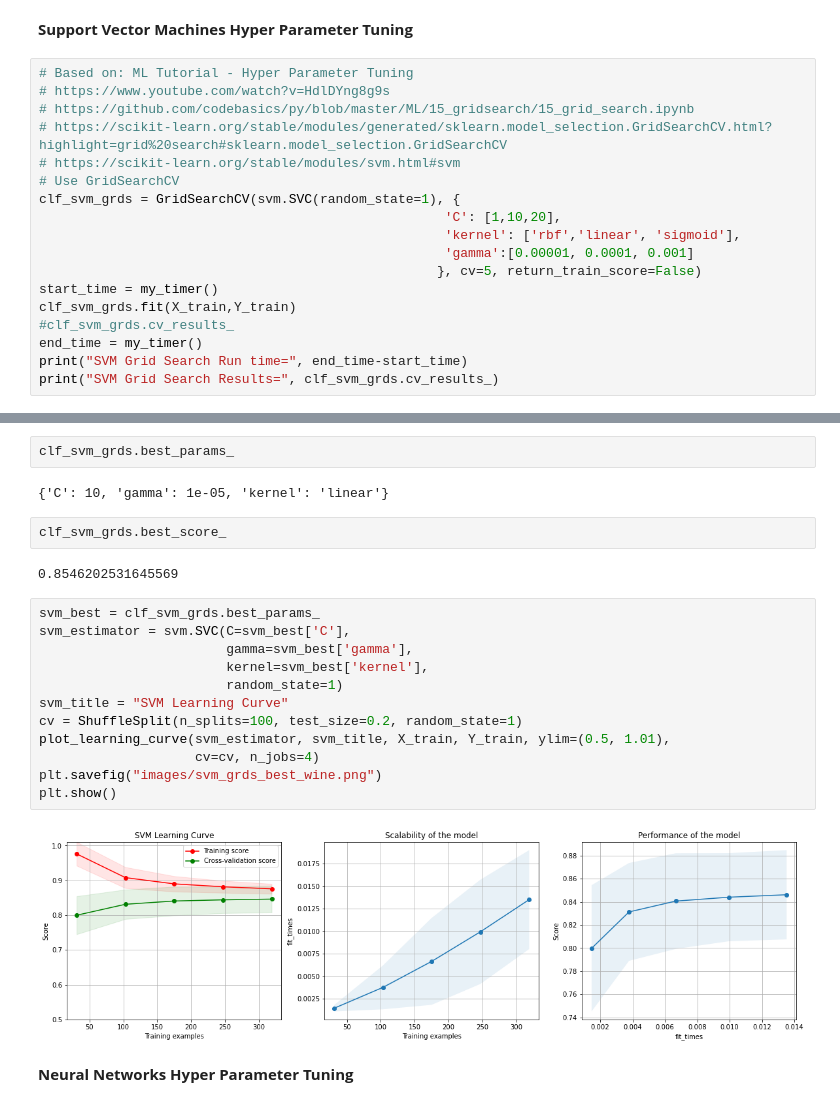
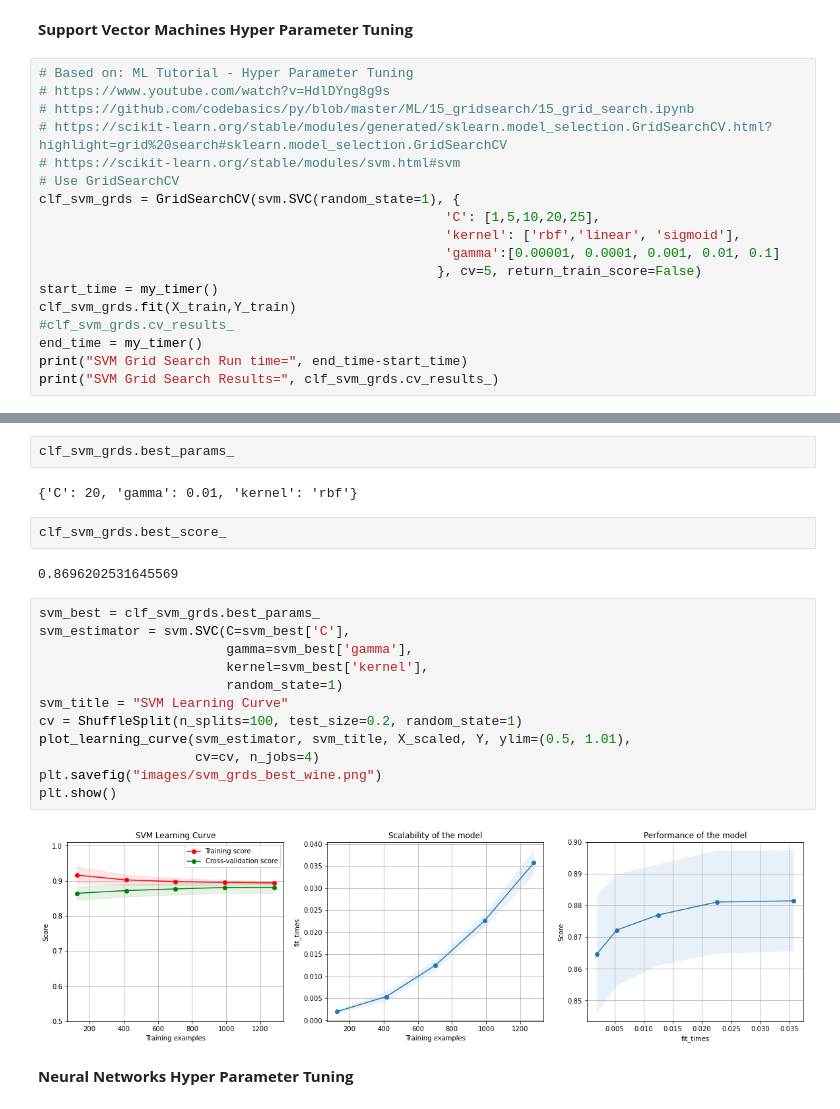
Before and after one commit to ElFeo/SupervisedLearningSurvey, a Jupyter notebook: SupervisedLearning_RedWine.ipynb, the cells around one changed output, grey strips where cells are left out. Drawn from its saved outputs; the diff is of its cells as text.

Commit message:
additional changes to hyperparameters search for SVM, new plots

```diff
--- a/SupervisedLearning_RedWine.ipynb
+++ b/SupervisedLearning_RedWine.ipynb
@@ -442,9 +442,9 @@ plt.show()
 # https://scikit-learn.org/stable/modules/svm.html#svm
 # Use GridSearchCV
 clf_svm_grds = GridSearchCV(svm.SVC(random_state=1), {
-                                                    'C': [1,10,20],
+                                                    'C': [1,5,10,20,25],
                                                     'kernel': ['rbf','linear', 'sigmoid'],
-                                                    'gamma':[0.00001, 0.0001, 0.001]
+                                                    'gamma':[0.00001, 0.0001, 0.001, 0.01, 0.1]
                                                    }, cv=5, return_train_score=False)
 start_time = my_timer()
 clf_svm_grds.fit(X_train,Y_train)
@@ -494,25 +490,25 @@ df_dct
 # %%
 clf_svm_grds.best_params_
 # %% [output]
-{'C': 10, 'gamma': 1e-05, 'kernel': 'linear'}
+{'C': 20, 'gamma': 0.01, 'kernel': 'rbf'}
 # %%
 clf_svm_grds.best_score_
 # %% [output]
-0.8546202531645569
+0.8696202531645569
 # %%
 svm_best = clf_svm_grds.best_params_
 svm_estimator = svm.SVC(C=svm_best['C'],
                         gamma=svm_best['gamma'],
                         kernel=svm_best['kernel'],
                         random_state=1)
 svm_title = "SVM Learning Curve"
 cv = ShuffleSplit(n_splits=100, test_size=0.2, random_state=1)
-plot_learning_curve(svm_estimator, svm_title, X_train, Y_train, ylim=(0.5, 1.01),
+plot_learning_curve(svm_estimator, svm_title, X_scaled, Y, ylim=(0.5, 1.01),
                     cv=cv, n_jobs=4)
 plt.savefig("images/svm_grds_best_wine.png")
 plt.show()
 # %% [output]
-[figure, old version]
+[figure, new version]
 # %% [markdown]
 **Neural Networks Hyper Parameter Tuning**
 # %%
```
Also changed, not shown: parts of 4 cells of this notebook, 3 other files.
